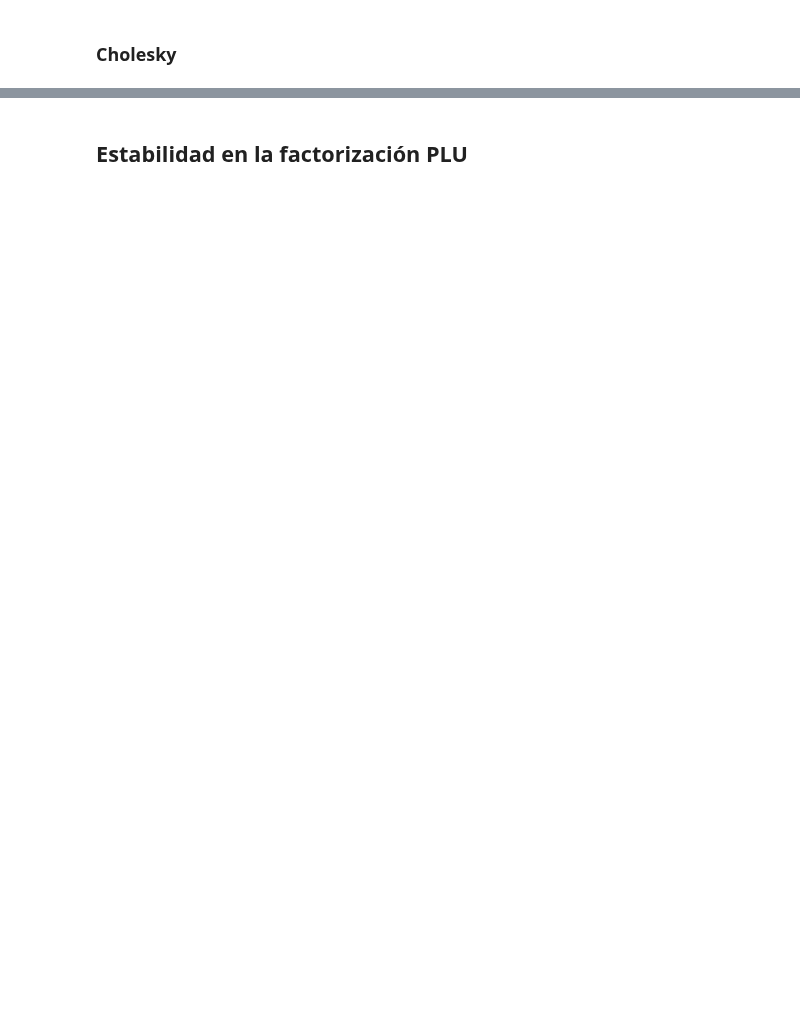
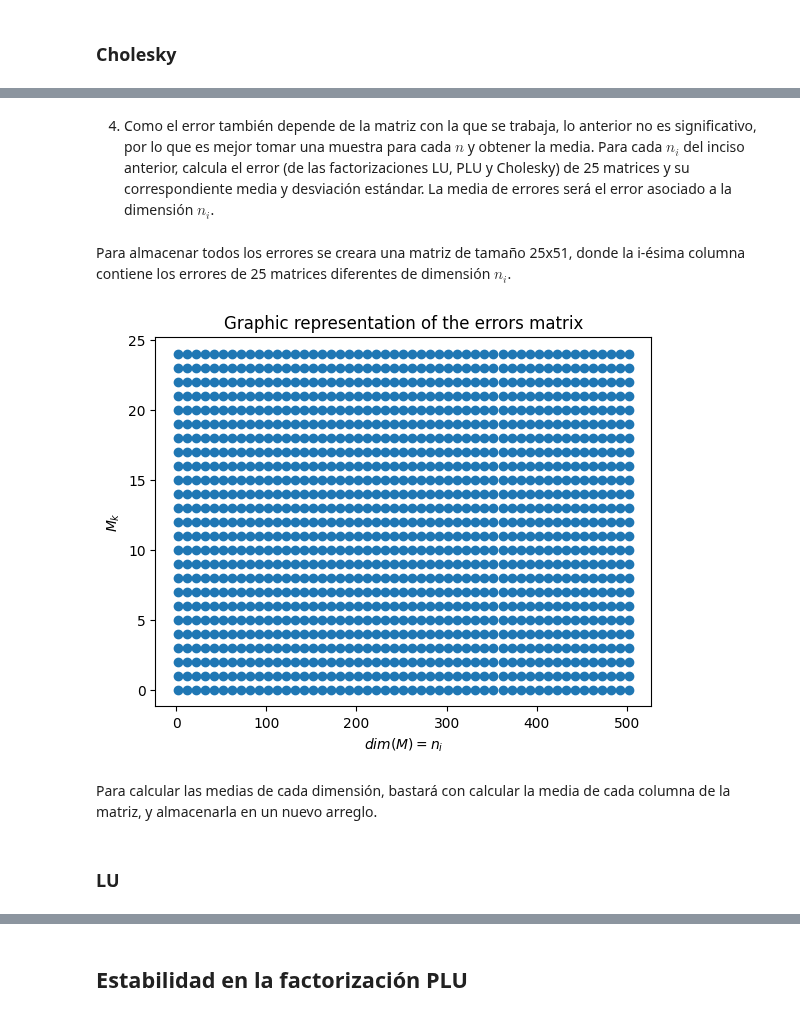
Before and after one commit to emilianodesu/LCD-5Sem-2025-1, a Jupyter notebook: MMCCD/Emiliano_Mendoza_T1.ipynb, the cells around one changed output, grey strips where cells are left out. Drawn from its saved outputs; the diff is of its cells as text; code cells hidden in the pictures; blank space fills up the shorter version.

```diff
--- a/MMCCD/Emiliano_Mendoza_T1.ipynb
+++ b/MMCCD/Emiliano_Mendoza_T1.ipynb
@@ -287,0 +289,18 @@ plt.show()
+# %% [markdown]
+4. Como el error también depende de la matriz con la que se trabaja, lo anterior no es significativo, por lo que es mejor tomar una muestra para cada $n$ y obtener la media. Para cada $n_i$ del inciso anterior, calcula el error (de las factorizaciones LU, PLU y Cholesky) de 25 matrices y su correspondiente media y desviación estándar. La media de errores será el error asociado a la dimensión $n_i$.
+# %% [markdown]
+Para almacenar todos los errores se creara una matriz de tamaño 25x51, donde la i-ésima columna contiene los errores de 25 matrices diferentes de dimensión $n_i$.
+# %%
+i = np.arange(25)
+xx, yy = np.meshgrid(N, i)
+plt.scatter(xx,yy)
+plt.xlabel('$dim(M) = n_i$')
+plt.ylabel('$M_k$')
+plt.title('Graphic representation of the errors matrix')
+plt.show()
+# %% [output]
+[figure, added]
+# %% [markdown]
+Para calcular las medias de cada dimensión, bastará con calcular la media de cada columna de la matriz, y almacenarla en un nuevo arreglo.
+# %% [markdown]
+### LU
```
Also changed, not shown: parts of 48 cells of this notebook.
